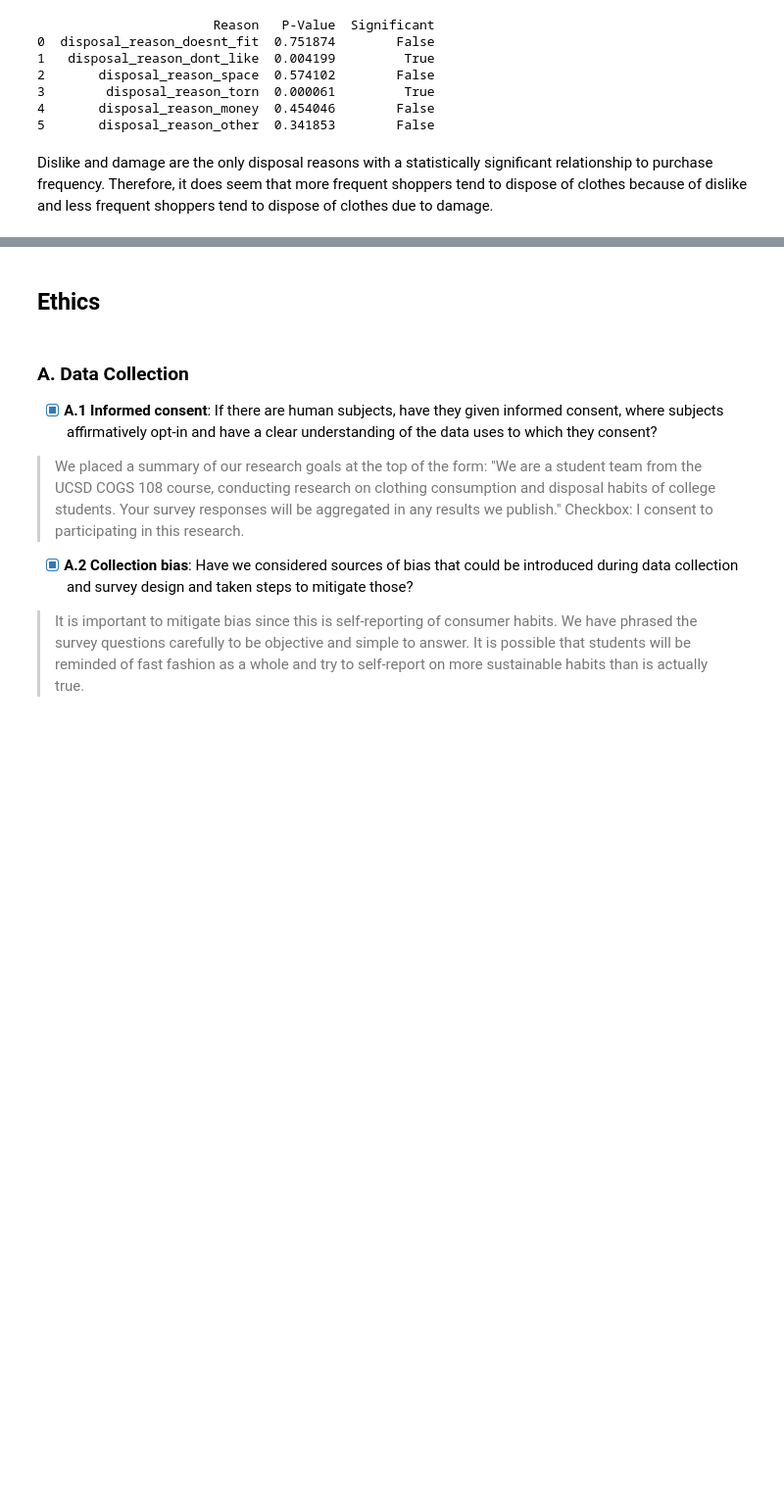
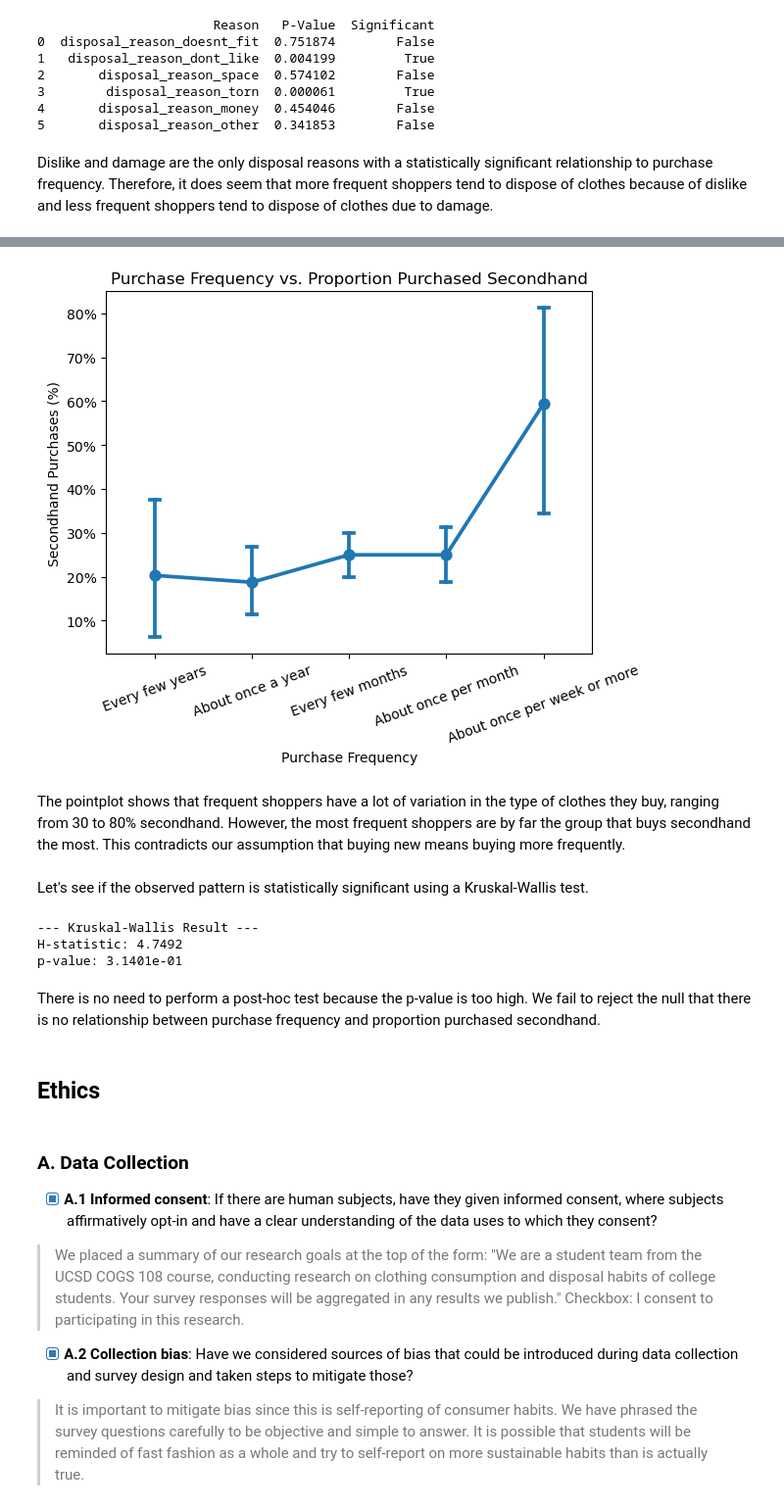
Before and after one commit to COGS108/Group018_WI26, a Jupyter notebook: 03-FinalProject.ipynb, the cells around one changed output, grey strips where cells are left out. Shown at 98% size. Saved outputs shown, nothing was run; the diff lists cells and outputs as text; code cells hidden in the pictures; blank space fills up the shorter version.

Commit message:
shopper type vs. purchase freq

```diff
--- a/03-FinalProject.ipynb
+++ b/03-FinalProject.ipynb
@@ -612,16 +598,6 @@ Since p=0.021 < 0.05, there is a statistically significant association between s
 ### Shopper Type vs. Disposal Method
 
 First, let's map disposal method responses to have shorter labels for visualization.
-# %%
-# mapping the shopper type responses to have shorter labels
-new_vs_secondhand_map = {
-   'Almost always new': 'New',
-   'Mostly new, some secondhand': 'New',
-   'About equal new and secondhand': 'Equal New & Secondhand',
-   'Mostly secondhand, some new': 'Secondhand',
-   'Almost always secondhand': 'Secondhand'
-}
-df_clean['new_vs_secondhand'] = df_clean['new_vs_secondhand'].map(new_vs_secondhand_map)
 # %% [markdown]
 Let's look at the distribution of shopper types.
 # %%
@@ -1016,3 +996,73 @@ Dislike and damage are the only disposal reasons with a statistically significan
+# %%
+secondhand_prop_map = {
+    'Almost always new': 0.0,
+    'Mostly new, some secondhand': 0.25,
+    'About equal new and secondhand': 0.5,
+    'Mostly secondhand, some new': 0.75,
+    'Almost always secondhand': 1.0
+}
+df_clean['secondhand_prop'] = df_clean['new_vs_secondhand'].map(secondhand_prop_map)
+
+purchase_freq_order = [
+    'Every few years',
+    'About once a year',
+    'Every few months',
+    'About once per month',
+    'About once per week',
+    'About once per week or more'
+]
+
+present_purchase_freq_order = [
+    freq for freq in purchase_freq_order
+    if freq in df_clean['purchase_freq'].dropna().unique()
+]
+
+ax = sns.pointplot(
+    data=df_clean,
+    x='purchase_freq',
+    y='secondhand_prop',
+    order=present_purchase_freq_order,
+    estimator='mean',
+    errorbar=('ci', 95),
+    capsize=0.1
+)
+ax.yaxis.set_major_formatter(PercentFormatter(1.0))
+ax.set_title('Purchase Frequency vs. Proportion Purchased Secondhand')
+ax.set_xlabel('Purchase Frequency')
+ax.set_ylabel('Secondhand Purchases (%)')
+ax.tick_params(axis='x', rotation=20)
+# %% [output]
+[figure, added]
+# %% [markdown]
+The pointplot shows that frequent shoppers have a lot of variation in the type of clothes they buy, ranging from 30 to 80% secondhand. However, the most frequent shoppers are by far the group that buys secondhand the most. This contradicts our assumption that buying new means buying more frequently.
+# %% [markdown]
+Let's see if the observed pattern is statistically significant using a Kruskal-Wallis test.
+# %%
+# This code block was generated with Gemini 3
+from scipy import stats
+
+# 1. Prepare the data (ensure no NaNs)
+df_nonparam = df_clean.dropna(subset=['purchase_freq', 'new_vs_secondhand'])
+
+# 2. Group the data for the test
+# Create a list of 'secondhand_prop' values for each 'purchase_freq' group
+groups = [
+    df_nonparam[df_nonparam['purchase_freq'] == freq]['new_vs_secondhand']
+    for freq in present_purchase_freq_order
+]
+
+# 3. Perform the Kruskal-Wallis H-test
+h_stat, p_val = stats.kruskal(*groups)
+
+print("--- Kruskal-Wallis Result ---")
+print(f"H-statistic: {h_stat:.4f}")
+print(f"p-value: {p_val:.4e}")
+# %% [output]
+--- Kruskal-Wallis Result ---
+H-statistic: 4.7492
+p-value: 3.1401e-01
+# %% [markdown]
+There is no need to perform a post-hoc test because the p-value is too high. We fail to reject the null that there is no relationship between purchase frequency and proportion purchased secondhand.
 # %% [markdown]
 ## Ethics
 # %% [markdown]
```
Also changed, not shown: parts of 9 cells of this notebook.
